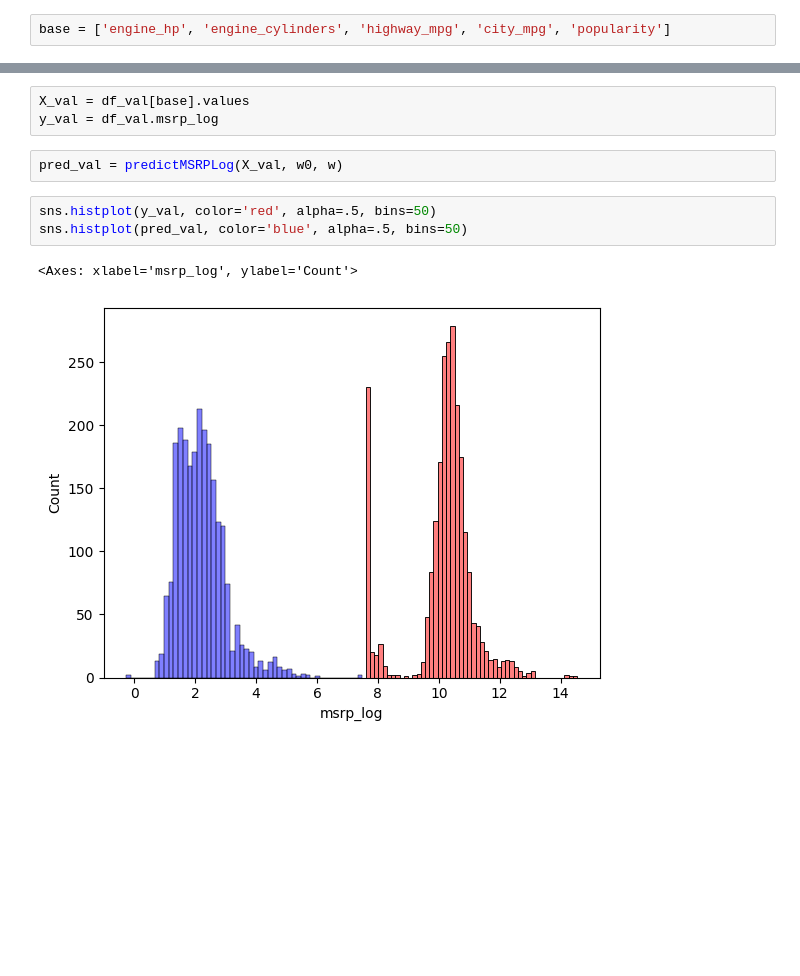
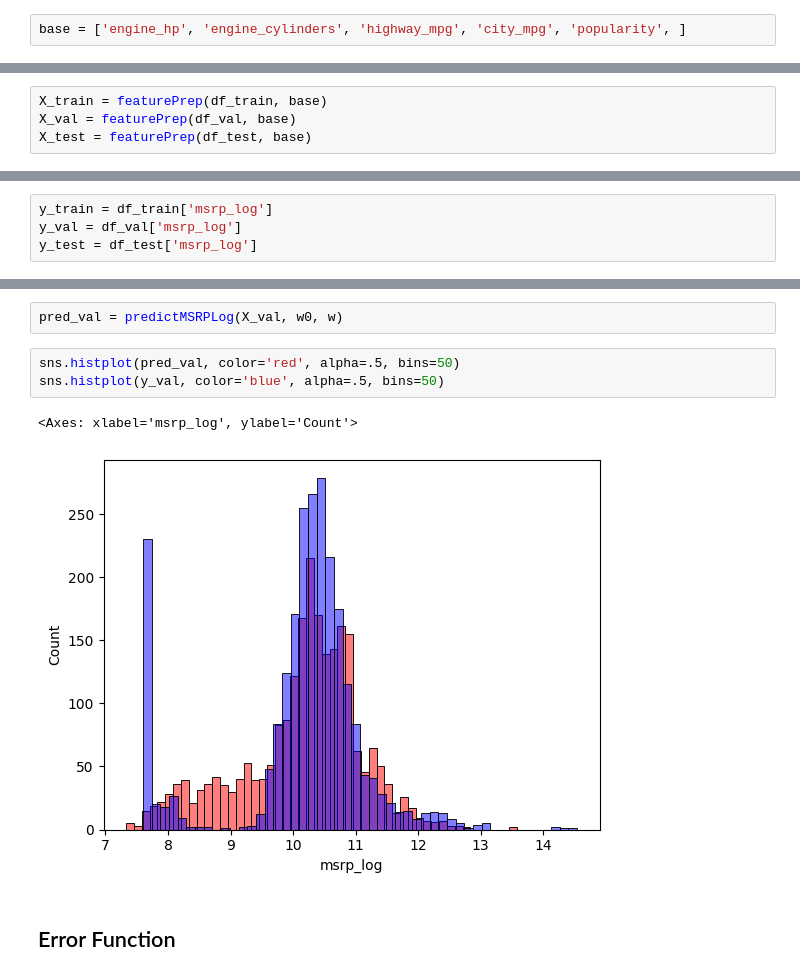
Before and after one commit to ArmandWinant/ml-zoomcamp, a Jupyter notebook: 02-regression/carprice.ipynb, the cells around one changed output, grey strips where cells are left out. Cells and saved outputs as stored; diff of their text form; blank space fills up the shorter version.

```diff
--- a/02-regression/carprice.ipynb
+++ b/02-regression/carprice.ipynb
@@ -183,2 +189,2 @@ fillMissingValues(df_test)
 # %%
-base = ['engine_hp', 'engine_cylinders', 'highway_mpg', 'city_mpg', 'popularity']
+base = ['engine_hp', 'engine_cylinders', 'highway_mpg', 'city_mpg', 'popularity', ]
@@ -187,0 +191,4 @@ y_train = df_train.msrp_log
+# %%
+X_train = featurePrep(df_train, base)
+X_val = featurePrep(df_val, base)
+X_test = featurePrep(df_test, base)
@@ -188,16 +213,19 @@ y_train = df_train.msrp_log
+# %%
+y_train = df_train['msrp_log']
+y_val = df_val['msrp_log']
+y_test = df_test['msrp_log']
 # %%
 w0, w = trainLinearRegression(X_train, y_train)
 # %%
 def predictMSRPLog(X: np.array, b: np.array, w: np.array) -> float:
   return b + X.dot(w)
-# %%
-X_val = df_val[base].values
-y_val = df_val.msrp_log
 # %%
 pred_val = predictMSRPLog(X_val, w0, w)
 # %%
-sns.histplot(y_val, color='red', alpha=.5, bins=50)
-sns.histplot(pred_val, color='blue', alpha=.5, bins=50)
+sns.histplot(pred_val, color='red', alpha=.5, bins=50)
+sns.histplot(y_val, color='blue', alpha=.5, bins=50)
 # %% [output]
 <Axes: xlabel='msrp_log', ylabel='Count'>
-[figure, old version]
+[figure, new version]
+# %% [markdown]
+## Error Function
```
Also changed, not shown: parts of 10 cells of this notebook.
